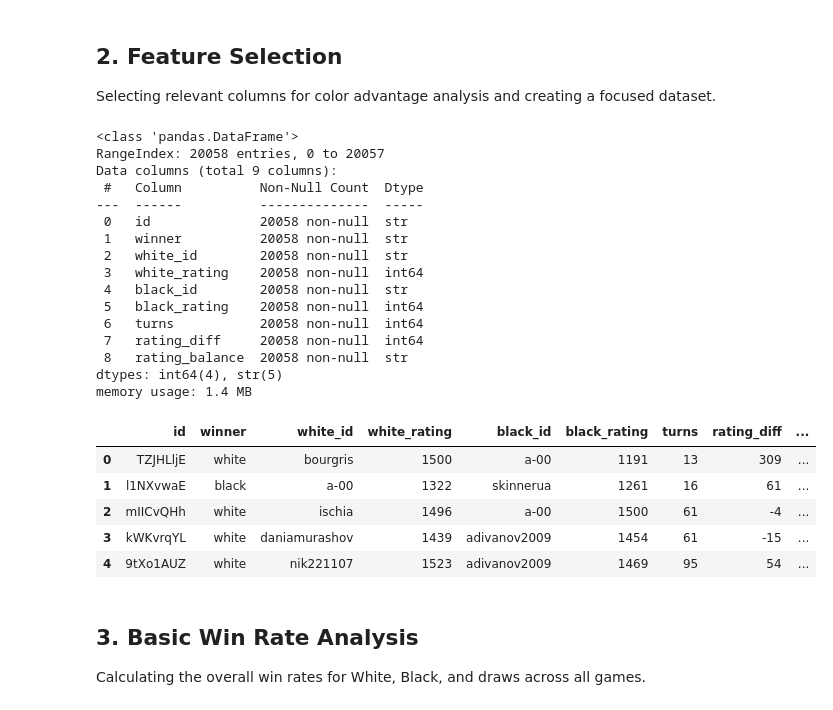
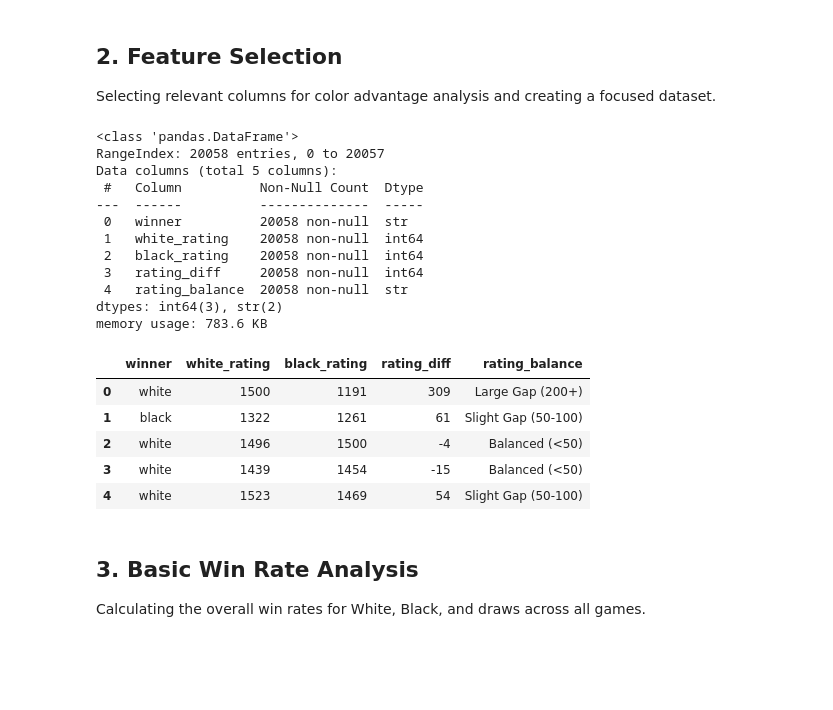
Before and after one commit to Jagaradoz/chess-pattern-intelligence, a Jupyter notebook: notebooks/01_color_advantage_analysis.ipynb, the cells around one changed output. Drawn from its saved outputs; the diff is of its cells as text; code cells hidden in the pictures; blank space fills up the shorter version.

```diff
--- a/notebooks/01_color_advantage_analysis.ipynb
+++ b/notebooks/01_color_advantage_analysis.ipynb
@@ -58,58 +53,50 @@ Selecting relevant columns for color advantage analysis and creating a focused d
 # %%
 # Keep only the relevant columns
 columns_to_keep = [
-    'id',
     'winner',
-    'white_id',
     'white_rating',
-    'black_id',
-    'black_rating',
-    'turns'
+    'black_rating'
 ]
 
 color_df = df[columns_to_keep].copy()
 
 # Calculate rating difference and rating balance categories
 color_df['rating_diff'] = color_df['white_rating'] - color_df['black_rating']
 
 def categorize_rating_balance(diff):
     """Categorize games by rating difference"""
     if abs(diff) < 50:
         return 'Balanced (<50)'
     elif abs(diff) < 100:
         return 'Slight Gap (50-100)'
     elif abs(diff) < 200:
         return 'Moderate Gap (100-200)'
     else:
         return 'Large Gap (200+)'
 
 color_df['rating_balance'] = color_df['rating_diff'].apply(categorize_rating_balance)
 
 color_df.info()
 color_df.head()
 # %% [output]
 <class 'pandas.DataFrame'>
 RangeIndex: 20058 entries, 0 to 20057
-Data columns (total 9 columns):
+Data columns (total 5 columns):
  #   Column          Non-Null Count  Dtype
 ---  ------          --------------  -----
- 0   id              20058 non-null  str
- 1   winner          20058 non-null  str
- 2   white_id        20058 non-null  str
- 3   white_rating    20058 non-null  int64
- 4   black_id        20058 non-null  str
- 5   black_rating    20058 non-null  int64
- 6   turns           20058 non-null  int64
- 7   rating_diff     20058 non-null  int64
- 8   rating_balance  20058 non-null  str
-dtypes: int64(4), str(5)
-memory usage: 1.4 MB
+ 0   winner          20058 non-null  str
+ 1   white_rating    20058 non-null  int64
+ 2   black_rating    20058 non-null  int64
+ 3   rating_diff     20058 non-null  int64
+ 4   rating_balance  20058 non-null  str
+dtypes: int64(3), str(2)
+memory usage: 783.6 KB
-|  | id | winner | white_id | white_rating | black_id | black_rating | turns | rating_diff | ... |
-| 0 | TZJHLljE | white | bourgris | 1500 | a-00 | 1191 | 13 | 309 | ... |
-| 1 | l1NXvwaE | black | a-00 | 1322 | skinnerua | 1261 | 16 | 61 | ... |
-| 2 | mIICvQHh | white | ischia | 1496 | a-00 | 1500 | 61 | -4 | ... |
-| 3 | kWKvrqYL | white | daniamurashov | 1439 | adivanov2009 | 1454 | 61 | -15 | ... |
-| 4 | 9tXo1AUZ | white | nik221107 | 1523 | adivanov2009 | 1469 | 95 | 54 | ... |
+|  | winner | white_rating | black_rating | rating_diff | rating_balance |
+| 0 | white | 1500 | 1191 | 309 | Large Gap (200+) |
+| 1 | black | 1322 | 1261 | 61 | Slight Gap (50-100) |
+| 2 | white | 1496 | 1500 | -4 | Balanced (<50) |
+| 3 | white | 1439 | 1454 | -15 | Balanced (<50) |
+| 4 | white | 1523 | 1469 | 54 | Slight Gap (50-100) |
 # %% [markdown]
 ## 3. Basic Win Rate Analysis
 Calculating the overall win rates for White, Black, and draws across all games.
```
Also changed, not shown: parts of 5 cells of this notebook, 5 other files.
